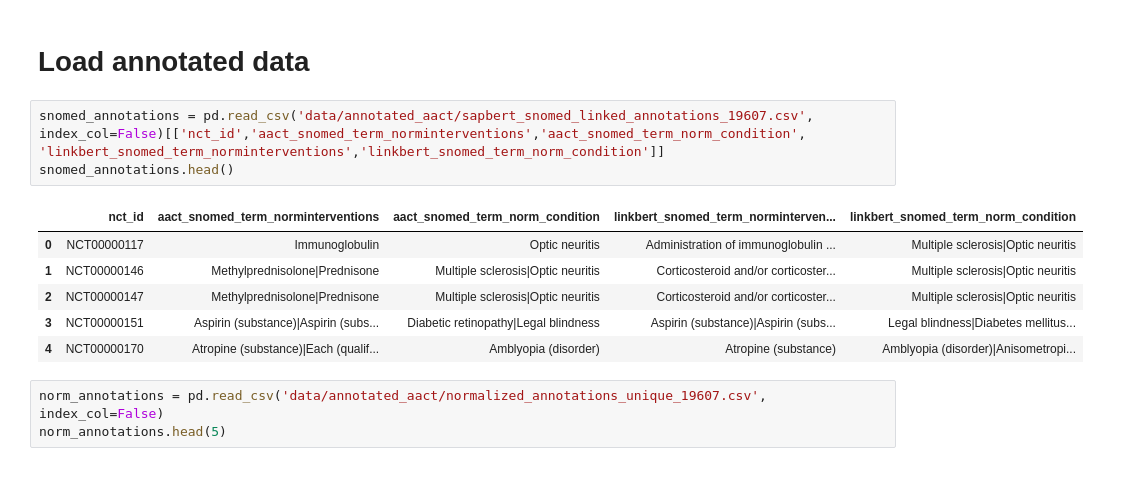
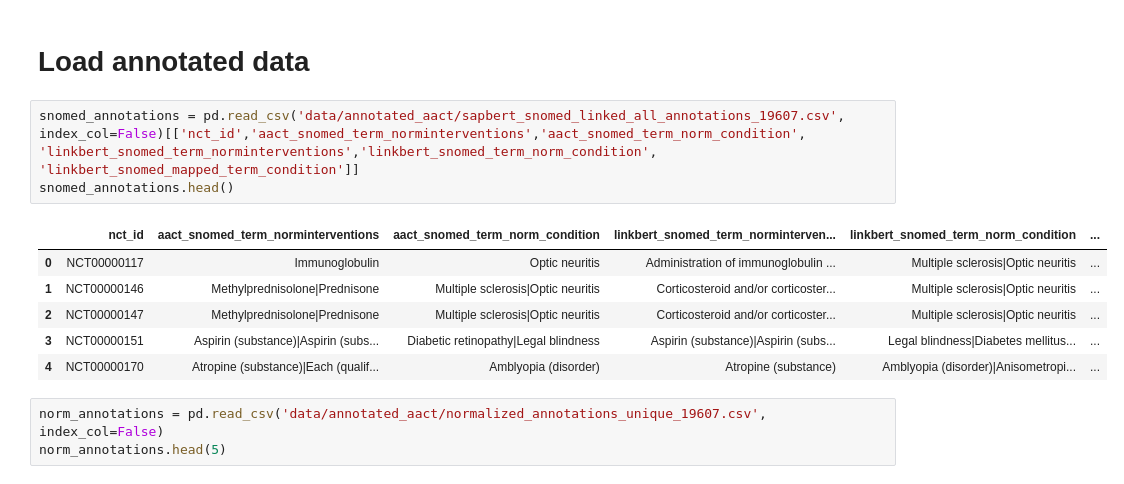
Before and after one commit to Ineichen-Group/NeuroTrialAnalysis, a Jupyter notebook: 04-2-explore-normalized-annotations-drug-disease.ipynb, the cells around one changed output. Cells and saved outputs as stored; diff of their text form.

```diff
--- a/04-2-explore-normalized-annotations-drug-disease.ipynb
+++ b/04-2-explore-normalized-annotations-drug-disease.ipynb
@@ -9,15 +9,15 @@ reference_data_new = pd.read_csv("data/raw_aact/combined_neuro_trials_with_inter
 # %% [markdown]
 # Load annotated data
 # %%
-snomed_annotations = pd.read_csv('data/annotated_aact/sapbert_snomed_linked_annotations_19607.csv', index_col=False)[['nct_id','aact_snomed_term_norminterventions','aact_snomed_term_norm_condition', 'linkbert_snomed_term_norminterventions','linkbert_snomed_term_norm_condition']]
+snomed_annotations = pd.read_csv('data/annotated_aact/sapbert_snomed_linked_all_annotations_19607.csv', index_col=False)[['nct_id','aact_snomed_term_norminterventions','aact_snomed_term_norm_condition', 'linkbert_snomed_term_norminterventions','linkbert_snomed_term_norm_condition', 'linkbert_snomed_mapped_term_condition']]
 snomed_annotations.head()
 # %% [output]
-|  | nct_id | aact_snomed_term_norminterventions | aact_snomed_term_norm_condition | linkbert_snomed_term_norminterven... | linkbert_snomed_term_norm_condition |
-| 0 | NCT00000117 | Immunoglobulin | Optic neuritis | Administration of immunoglobulin ... | Multiple sclerosis|Optic neuritis |
-| 1 | NCT00000146 | Methylprednisolone|Prednisone | Multiple sclerosis|Optic neuritis | Corticosteroid and/or corticoster... | Multiple sclerosis|Optic neuritis |
-| 2 | NCT00000147 | Methylprednisolone|Prednisone | Multiple sclerosis|Optic neuritis | Corticosteroid and/or corticoster... | Multiple sclerosis|Optic neuritis |
-| 3 | NCT00000151 | Aspirin (substance)|Aspirin (subs... | Diabetic retinopathy|Legal blindness | Aspirin (substance)|Aspirin (subs... | Legal blindness|Diabetes mellitus... |
-| 4 | NCT00000170 | Atropine (substance)|Each (qualif... | Amblyopia (disorder) | Atropine (substance) | Amblyopia (disorder)|Anisometropi... |
+|  | nct_id | aact_snomed_term_norminterventions | aact_snomed_term_norm_condition | linkbert_snomed_term_norminterven... | linkbert_snomed_term_norm_condition | ... |
+| 0 | NCT00000117 | Immunoglobulin | Optic neuritis | Administration of immunoglobulin ... | Multiple sclerosis|Optic neuritis | ... |
+| 1 | NCT00000146 | Methylprednisolone|Prednisone | Multiple sclerosis|Optic neuritis | Corticosteroid and/or corticoster... | Multiple sclerosis|Optic neuritis | ... |
+| 2 | NCT00000147 | Methylprednisolone|Prednisone | Multiple sclerosis|Optic neuritis | Corticosteroid and/or corticoster... | Multiple sclerosis|Optic neuritis | ... |
+| 3 | NCT00000151 | Aspirin (substance)|Aspirin (subs... | Diabetic retinopathy|Legal blindness | Aspirin (substance)|Aspirin (subs... | Legal blindness|Diabetes mellitus... | ... |
+| 4 | NCT00000170 | Atropine (substance)|Each (qualif... | Amblyopia (disorder) | Atropine (substance) | Amblyopia (disorder)|Anisometropi... | ... |
 # %%
 norm_annotations = pd.read_csv('data/annotated_aact/normalized_annotations_unique_19607.csv', index_col=False)
 norm_annotations.head(5)
```
Also changed, not shown: parts of 7 cells of this notebook, 1 other file.
